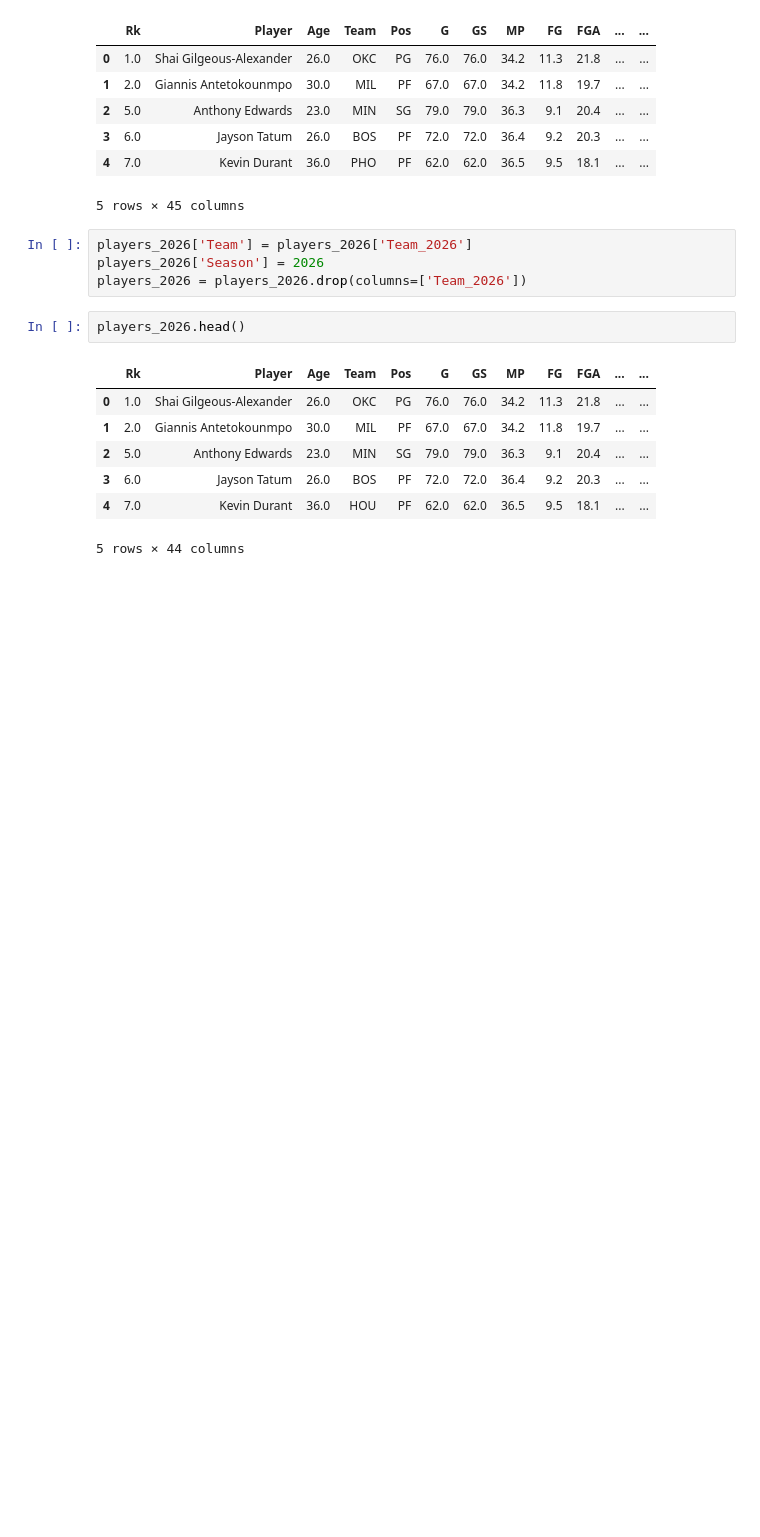
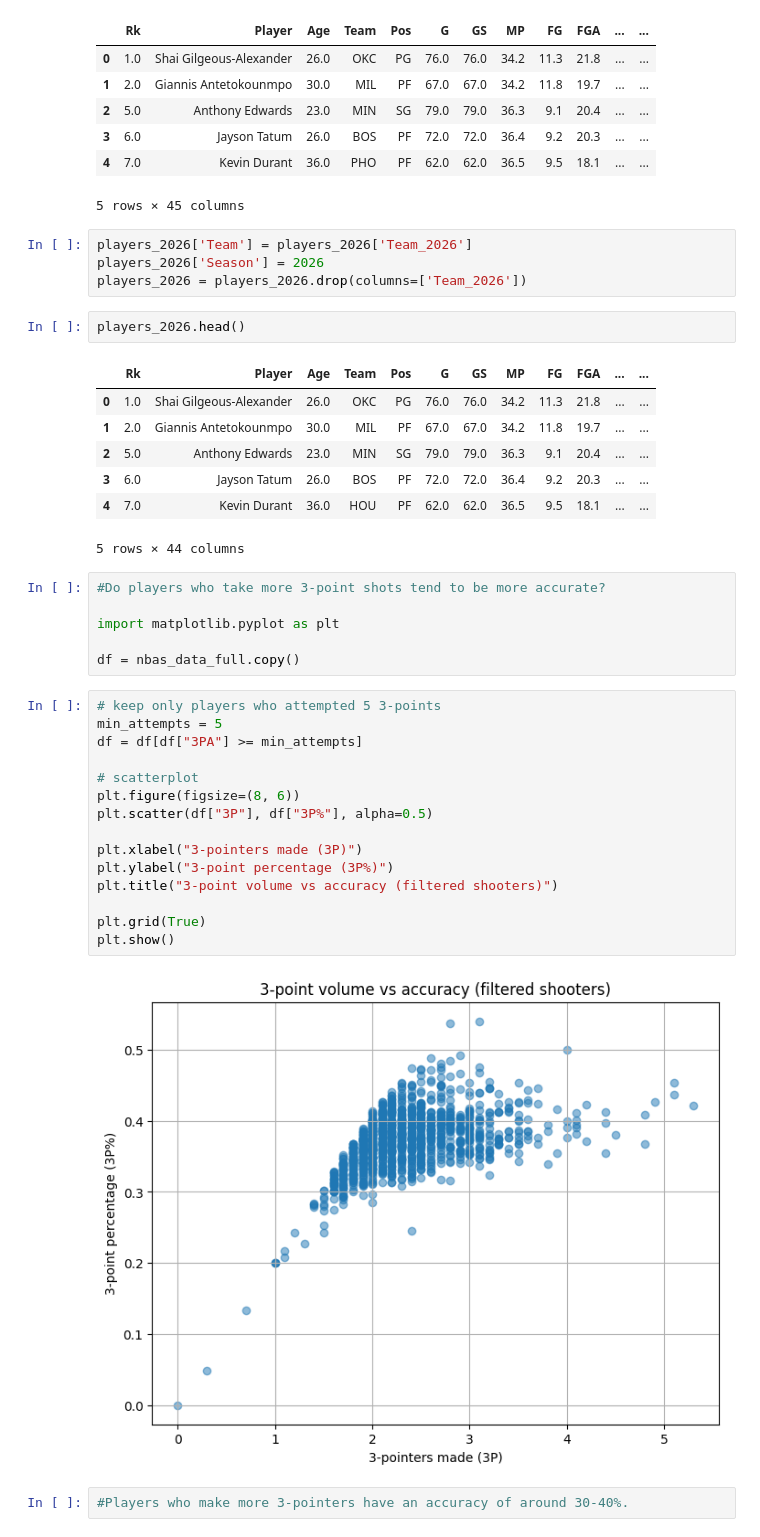
Before and after one commit to maadmaaax/Project_NBA_GroupM, a Jupyter notebook: Analyse_Principale.ipynb, the cells around one changed output. Saved outputs shown, nothing was run; the diff lists cells and outputs as text; blank space fills up the shorter version.

Commit message:
Graphe de précision des 3-points

```diff
--- a/Analyse_Principale.ipynb
+++ b/Analyse_Principale.ipynb
@@ -566,3 +566,28 @@ players_2026.head()
 | 3 | 6.0 | Jayson Tatum | 26.0 | BOS | PF | 72.0 | 72.0 | 36.4 | 9.2 | 20.3 | ... | ... |
 | 4 | 7.0 | Kevin Durant | 36.0 | HOU | PF | 62.0 | 62.0 | 36.5 | 9.5 | 18.1 | ... | ... |
 5 rows × 44 columns
+# %%
+#Do players who take more 3-point shots tend to be more accurate?
+
+import matplotlib.pyplot as plt
+
+df = nbas_data_full.copy()
+# %%
+# keep only players who attempted 5 3-points
+min_attempts = 5
+df = df[df["3PA"] >= min_attempts]
+
+# scatterplot
+plt.figure(figsize=(8, 6))
+plt.scatter(df["3P"], df["3P%"], alpha=0.5)
+
+plt.xlabel("3-pointers made (3P)")
+plt.ylabel("3-point percentage (3P%)")
+plt.title("3-point volume vs accuracy (filtered shooters)")
+
+plt.grid(True)
+plt.show()
+# %% [output]
+[figure, added]
+# %%
+#Players who make more 3-pointers have an accuracy of around 30-40%.
```
